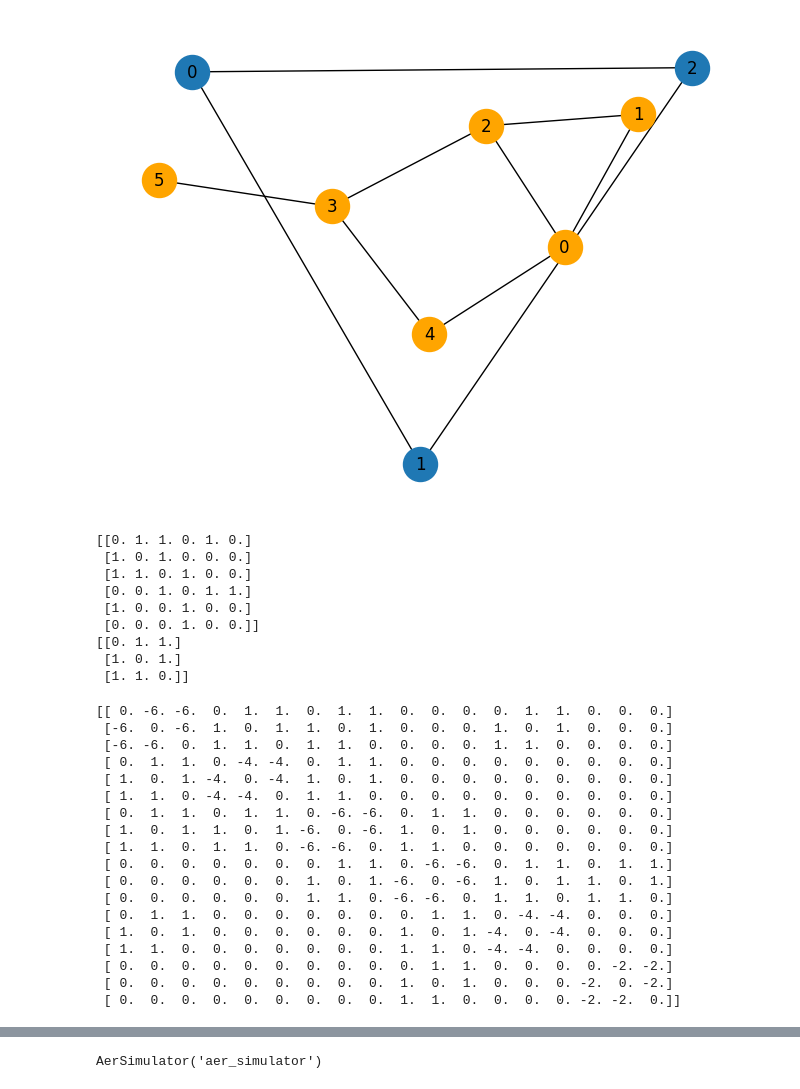
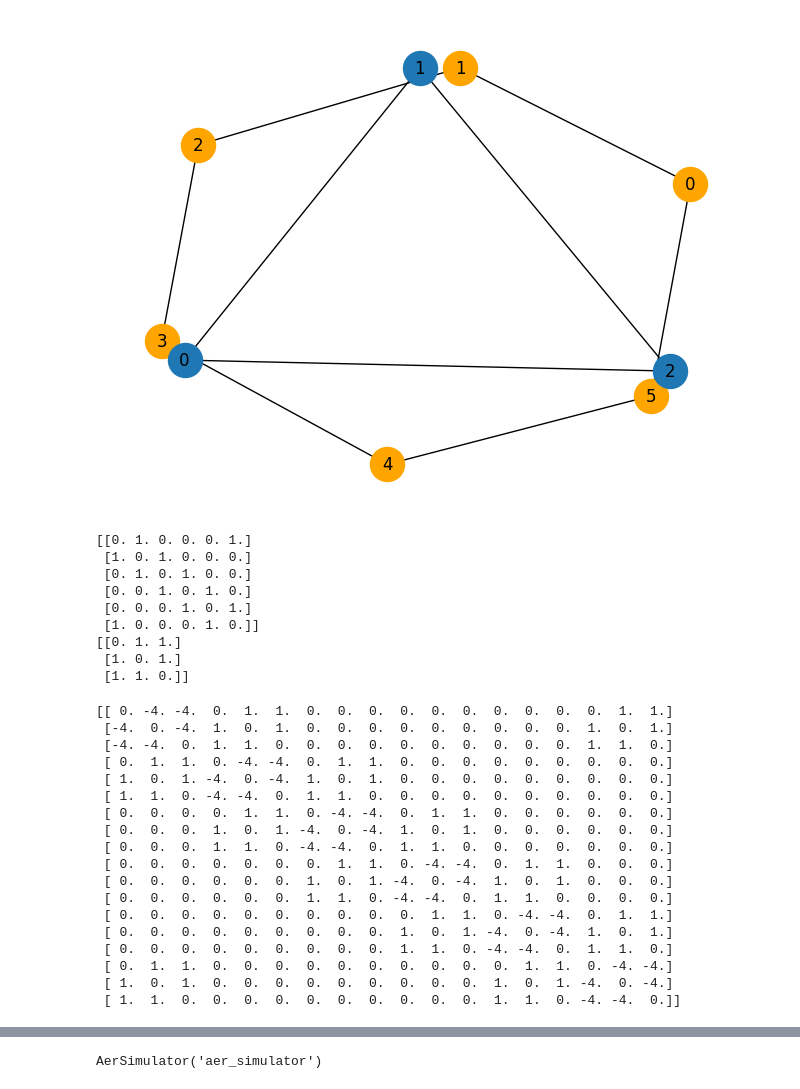
Before and after one commit to Charipi/CMSC457_Final, a Jupyter notebook: research.ipynb, the cells around one changed output, grey strips where cells are left out. Cells and saved outputs as stored; diff of their text form; code cells hidden in the pictures.

```diff
--- a/research.ipynb
+++ b/research.ipynb
@@ -3,17 +3,31 @@ import rustworkx as rx
 from rustworkx.visualization import mpl_draw as draw_graph
 import numpy as np
 
+# m = 10
+# g = rx.PyGraph()
+# g.add_nodes_from(np.arange(0, m, 1))
+# e_g_list = [(0, 1, 1.0), (1, 2, 1.0), (2, 3, 1.0), (4, 5, 1.0), (5, 6, 1.0), (6, 7, 1.0), (7, 8, 1.0), (8, 9, 1.0), (9, 0, 1.0), (3, 6, 1.0), (4, 7, 1.0), (2, 8, 1.0), (0, 7, 1.0), (6, 8, 1.0)]
+# g.add_edges_from(e_g_list)
+# draw_graph(g, node_size=600, with_labels=True, node_color='orange')
+
+# n = 2
+# h = rx.PyGraph()
+# h.add_nodes_from(np.arange(0, n, 1))
+# e_h_list = [(0, 1, 1.0)]
+# h.add_edges_from(e_h_list)
+# #draw_graph(h, node_size=600, with_labels=True)
+
 m = 6
 g = rx.PyGraph()
 g.add_nodes_from(np.arange(0, m, 1))
-e_g_list = [(0, 1, 1.0), (0, 2, 1.0), (0, 4, 1.0), (1, 2, 1.0), (2, 3, 1.0), (3, 4, 1.0), (3, 5, 1.0)]
+e_g_list = [(0, 1, 1.0), (1, 2, 1.0), (2, 3, 1.0), (3, 4, 1.0), (4, 5, 1.0), (5, 0, 1.0)]
 g.add_edges_from(e_g_list)
 draw_graph(g, node_size=600, with_labels=True, node_color='orange')
 
 n = 3
 h = rx.PyGraph()
 h.add_nodes_from(np.arange(0, n, 1))
-e_h_list = [(0, 1, 1.0), (0, 2, 1.0), (1, 2, 1.0)]
+e_h_list = [(0, 1, 1.0), (1, 2, 1.0), (0, 2, 1.0)]
 h.add_edges_from(e_h_list)
 draw_graph(h, node_size=600, with_labels=True)
 
@@ -32,34 +46,34 @@ draw_graph(h, node_size=600, with_labels=True)
 # draw_graph(h, node_size=600, with_labels=True)
 
 # m = 5
 # g = rx.PyGraph()
 # g.add_nodes_from(np.arange(0, m, 1))
 # e_g_list = [(0, 1, 1.0), (0, 2, 1.0), (0, 4, 1.0), (1, 2, 1.0), (2, 3, 1.0), (3, 4, 1.0)]
 # g.add_edges_from(e_g_list)
 # draw_graph(g, node_size=600, with_labels=True, node_color='orange')
 
 # n = 3
 # h = rx.PyGraph()
 # h.add_nodes_from(np.arange(0, n, 1))
 # e_h_list = [(0, 1, 1.0), (0, 2, 1.0)]
 # h.add_edges_from(e_h_list)
 # draw_graph(h, node_size=600, with_labels=True)
 
 # m = 2
 # g = rx.PyGraph()
 # g.add_nodes_from(np.arange(0, m, 1))
 # e_g_list = [(0, 1, 1.0)]
 # g.add_edges_from(e_g_list)
 # draw_graph(g, node_size=600, with_labels=True, node_color='orange')
 
 # n = 2
 # h = rx.PyGraph()
 # h.add_nodes_from(np.arange(0, n, 1))
 # e_h_list = [(0, 1, 1.0)]
 # h.add_edges_from(e_h_list)
 # draw_graph(h, node_size=600, with_labels=True)
 # %% [output]
-[figure, old version]
+[figure, new version]
 # %%
 e_g = np.zeros((m,m))
 for edge in e_g_list:
@@ -74,12 +88,12 @@ for edge in e_h_list:
 print(e_g)
 print(e_h)
 # %% [output]
-[[0. 1. 1. 0. 1. 0.]
+[[0. 1. 0. 0. 0. 1.]
  [1. 0. 1. 0. 0. 0.]
- [1. 1. 0. 1. 0. 0.]
- [0. 0. 1. 0. 1. 1.]
- [1. 0. 0. 1. 0. 0.]
- [0. 0. 0. 1. 0. 0.]]
+ [0. 1. 0. 1. 0. 0.]
+ [0. 0. 1. 0. 1. 0.]
+ [0. 0. 0. 1. 0. 1.]
+ [1. 0. 0. 0. 1. 0.]]
 [[0. 1. 1.]
  [1. 0. 1.]
  [1. 1. 0.]]
@@ -108,24 +122,24 @@ for i in range(m):
                 Q[j, k] -= degree(e_g, i) * degree(e_h, j - start) # penalty of m outweighs the highest possible reward for assigning an input to two outputs
 print(Q)
 # %% [output]
-[[ 0. -6. -6.  0.  1.  1.  0.  1.  1.  0.  0.  0.  0.  1.  1.  0.  0.  0.]
- [-6.  0. -6.  1.  0.  1.  1.  0.  1.  0.  0.  0.  1.  0.  1.  0.  0.  0.]
- [-6. -6.  0.  1.  1.  0.  1.  1.  0.  0.  0.  0.  1.  1.  0.  0.  0.  0.]
+[[ 0. -4. -4.  0.  1.  1.  0.  0.  0.  0.  0.  0.  0.  0.  0.  0.  1.  1.]
+ [-4.  0. -4.  1.  0.  1.  0.  0.  0.  0.  0.  0.  0.  0.  0.  1.  0.  1.]
+ [-4. -4.  0.  1.  1.  0.  0.  0.  0.  0.  0.  0.  0.  0.  0.  1.  1.  0.]
  [ 0.  1.  1.  0. -4. -4.  0.  1.  1.  0.  0.  0.  0.  0.  0.  0.  0.  0.]
  [ 1.  0.  1. -4.  0. -4.  1.  0.  1.  0.  0.  0.  0.  0.  0.  0.  0.  0.]
  [ 1.  1.  0. -4. -4.  0.  1.  1.  0.  0.  0.  0.  0.  0.  0.  0.  0.  0.]
- [ 0.  1.  1.  0.  1.  1.  0. -6. -6.  0.  1.  1.  0.  0.  0.  0.  0.  0.]
- [ 1.  0.  1.  1.  0.  1. -6.  0. -6.  1.  0.  1.  0.  0.  0.  0.  0.  0.]
- [ 1.  1.  0.  1.  1.  0. -6. -6.  0.  1.  1.  0.  0.  0.  0.  0.  0.  0.]
- [ 0.  0.  0.  0.  0.  0.  0.  1.  1.  0. -6. -6.  0.  1.  1.  0.  1.  1.]
- [ 0.  0.  0.  0.  0.  0.  1.  0.  1. -6.  0. -6.  1.  0.  1.  1.  0.  1.]
- [ 0.  0.  0.  0.  0.  0.  1.  1.  0. -6. -6.  0.  1.  1.  0.  1.  1.  0.]
- [ 0.  1.  1.  0.  0.  0.  0.  0.  0.  0.  1.  1.  0. -4. -4.  0.  0.  0.]
- [ 1.  0.  1.  0.  0.  0.  0.  0.  0.  1.  0.  1. -4.  0. -4.  0.  0.  0.]
- [ 1.  1.  0.  0.  0.  0.  0.  0.  0.  1.  1.  0. -4. -4.  0.  0.  0.  0.]
- [ 0.  0.  0.  0.  0.  0.  0.  0.  0.  0.  1.  1.  0.  0.  0.  0. -2. -2.]
- [ 0.  0.  0.  0.  0.  0.  0.  0.  0.  1.  0.  1.  0.  0.  0. -2.  0. -2.]
- [ 0.  0.  0.  0.  0.  0.  0.  0.  0.  1.  1.  0.  0.  0.  0. -2. -2.  0.]]
+ [ 0.  0.  0.  0.  1.  1.  0. -4. -4.  0.  1.  1.  0.  0.  0.  0.  0.  0.]
+ [ 0.  0.  0.  1.  0.  1. -4.  0. -4.  1.  0.  1.  0.  0.  0.  0.  0.  0.]
+ [ 0.  0.  0.  1.  1.  0. -4. -4.  0.  1.  1.  0.  0.  0.  0.  0.  0.  0.]
+ [ 0.  0.  0.  0.  0.  0.  0.  1.  1.  0. -4. -4.  0.  1.  1.  0.  0.  0.]
+ [ 0.  0.  0.  0.  0.  0.  1.  0.  1. -4.  0. -4.  1.  0.  1.  0.  0.  0.]
+ [ 0.  0.  0.  0.  0.  0.  1.  1.  0. -4. -4.  0.  1.  1.  0.  0.  0.  0.]
+ [ 0.  0.  0.  0.  0.  0.  0.  0.  0.  0.  1.  1.  0. -4. -4.  0.  1.  1.]
+ [ 0.  0.  0.  0.  0.  0.  0.  0.  0.  1.  0.  1. -4.  0. -4.  1.  0.  1.]
+ [ 0.  0.  0.  0.  0.  0.  0.  0.  0.  1.  1.  0. -4. -4.  0.  1.  1.  0.]
+ [ 0.  1.  1.  0.  0.  0.  0.  0.  0.  0.  0.  0.  0.  1.  1.  0. -4. -4.]
+ [ 1.  0.  1.  0.  0.  0.  0.  0.  0.  0.  0.  0.  1.  0.  1. -4.  0. -4.]
+ [ 1.  1.  0.  0.  0.  0.  0.  0.  0.  0.  0.  0.  1.  1.  0. -4. -4.  0.]]
 # %%
 from qiskit.quantum_info import SparsePauliOp
 
```
Also changed, not shown: parts of 8 cells of this notebook.
